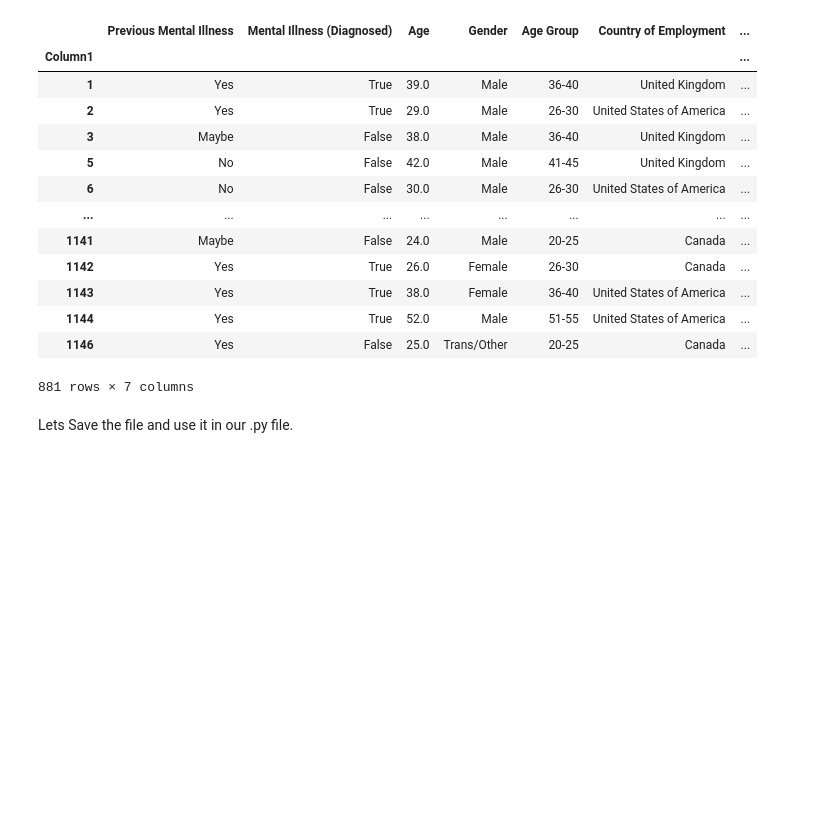
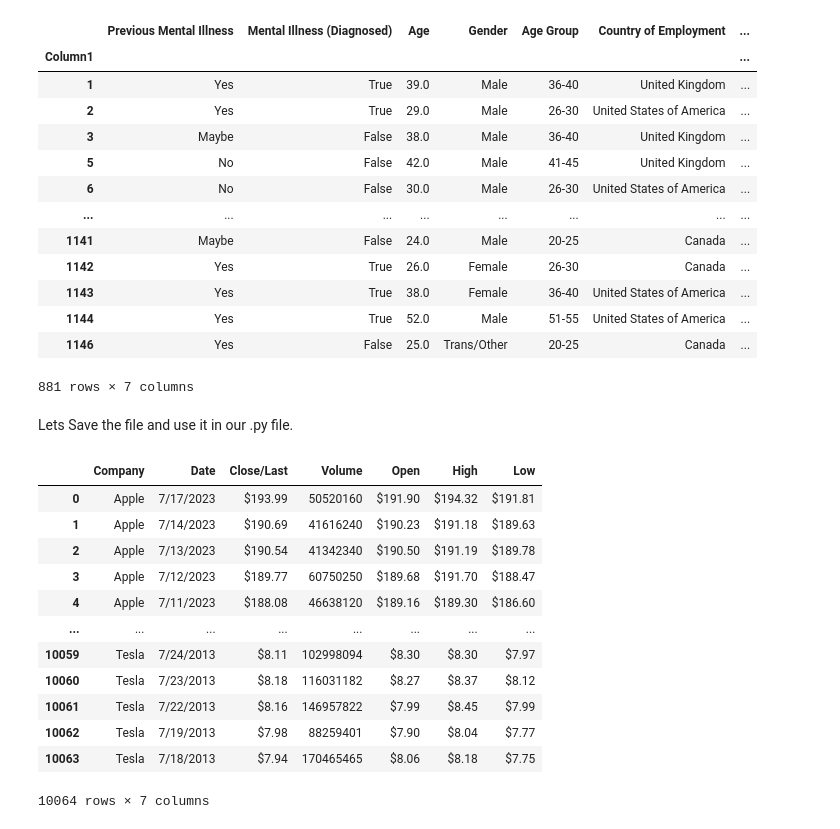
Before and after one commit to MShoaibManzoor/Applied-Data-Science-Assignment, a Jupyter notebook: data_prep.ipynb, the cells around one changed output. Cells and saved outputs as stored; diff of their text form; code cells hidden in the pictures; blank space fills up the shorter version.

```diff
--- a/data_prep.ipynb
+++ b/data_prep.ipynb
@@ -130,0 +129,17 @@ mi_data.to_csv('./Data/MentalIllness_data.csv')
+# %%
+tech_stocks = pd.read_csv('./Data/Tech_stocks.csv')
+tech_stocks
+# %% [output]
+|  | Company | Date | Close/Last | Volume | Open | High | Low |
+| 0 | Apple | 7/17/2023 | $193.99 | 50520160 | $191.90 | $194.32 | $191.81 |
+| 1 | Apple | 7/14/2023 | $190.69 | 41616240 | $190.23 | $191.18 | $189.63 |
+| 2 | Apple | 7/13/2023 | $190.54 | 41342340 | $190.50 | $191.19 | $189.78 |
+| 3 | Apple | 7/12/2023 | $189.77 | 60750250 | $189.68 | $191.70 | $188.47 |
+| 4 | Apple | 7/11/2023 | $188.08 | 46638120 | $189.16 | $189.30 | $186.60 |
+| ... | ... | ... | ... | ... | ... | ... | ... |
+| 10059 | Tesla | 7/24/2013 | $8.11 | 102998094 | $8.30 | $8.30 | $7.97 |
+| 10060 | Tesla | 7/23/2013 | $8.18 | 116031182 | $8.27 | $8.37 | $8.12 |
+| 10061 | Tesla | 7/22/2013 | $8.16 | 146957822 | $7.99 | $8.45 | $7.99 |
+| 10062 | Tesla | 7/19/2013 | $7.98 | 88259401 | $7.90 | $8.04 | $7.77 |
+| 10063 | Tesla | 7/18/2013 | $7.94 | 170465465 | $8.06 | $8.18 | $7.75 |
+10064 rows × 7 columns
```
Also changed, not shown: parts of 2 cells of this notebook, 7 other files.
